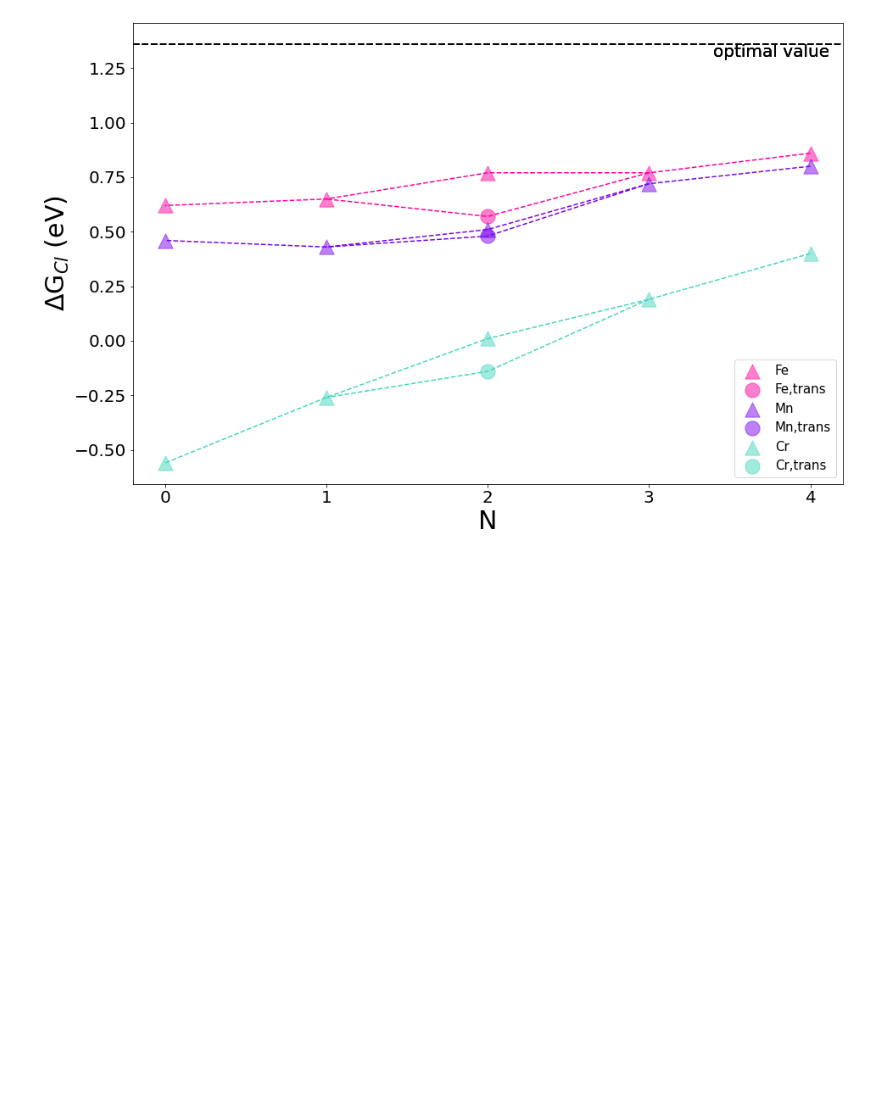
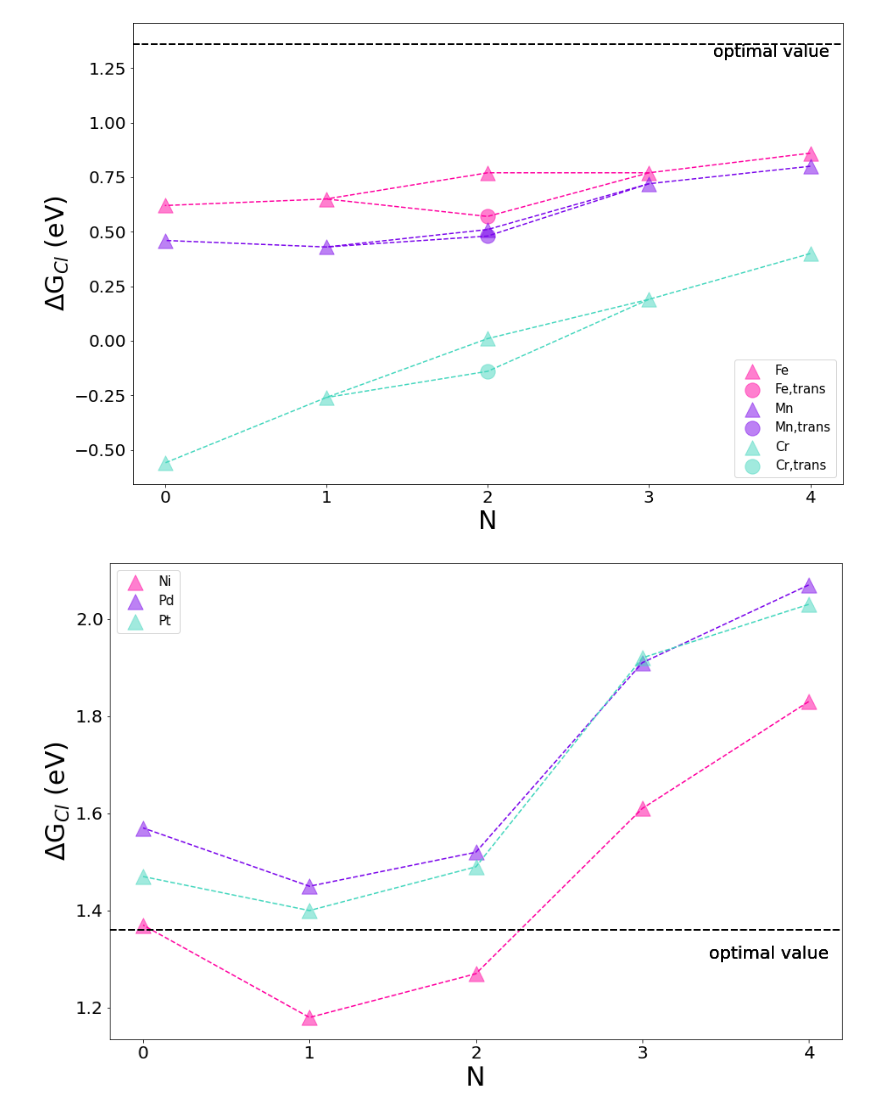
Before and after one commit to hjyang2798/CER_repository_CCEL, a Jupyter notebook: Climbvolcano.ipynb, the cells around one changed output. Saved outputs shown, nothing was run; the diff lists cells and outputs as text; code cells hidden in the pictures; blank space fills up the shorter version.

```diff
--- a/Climbvolcano.ipynb
+++ b/Climbvolcano.ipynb
@@ -313,3 +356,9 @@ NGplot('Mn',3)
 NGplot('Cr',6)
 # %% [output]
 [figure]
+# %%
+NGplot2('Ni',1)
+NGplot2('Pd',3)
+NGplot2('Pt',6)
+# %% [output]
+[figure, added]
```
Also changed, not shown: parts of 7 cells of this notebook.
